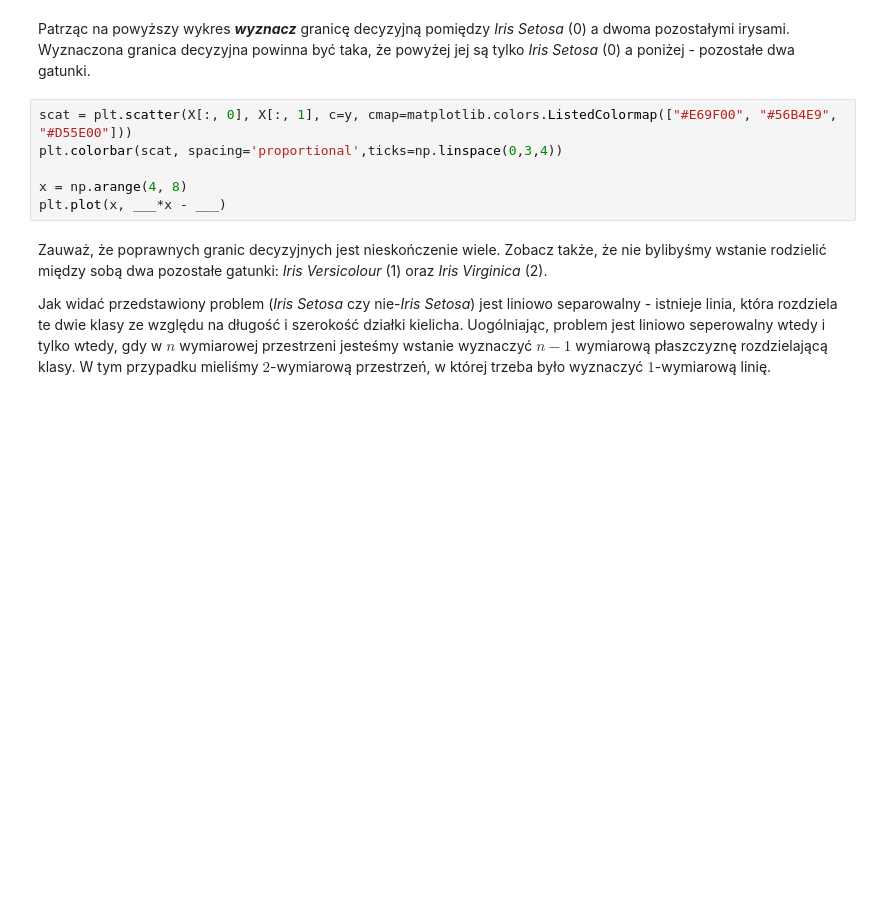
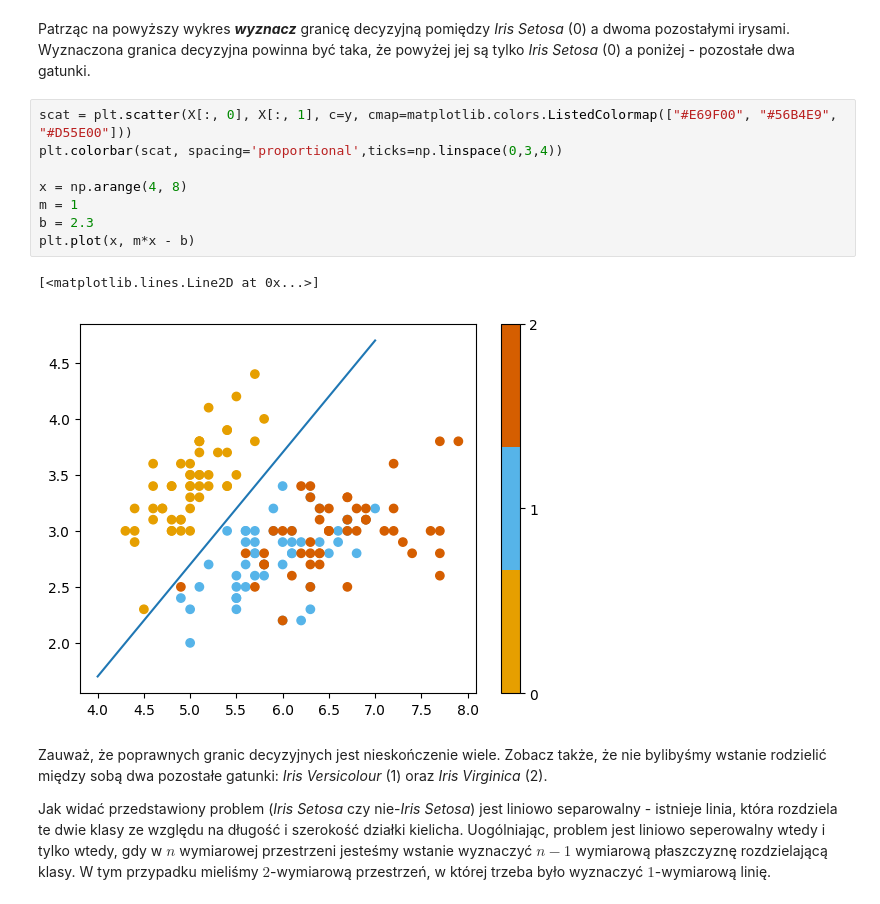
Before and after one commit to piotrdurniat/deep-neural-networks-lab, a Jupyter notebook: lab02.ipynb, the cells around one changed output. Drawn from its saved outputs; the diff is of its cells as text; blank space fills up the shorter version.

```diff
--- a/lab02.ipynb
+++ b/lab02.ipynb
@@ -45,9 +52,14 @@ Patrząc na powyższy wykres ***wyznacz*** granicę decyzyjną pomiędzy *Iris S
 # %%
 scat = plt.scatter(X[:, 0], X[:, 1], c=y, cmap=matplotlib.colors.ListedColormap(["#E69F00", "#56B4E9", "#D55E00"]))
 plt.colorbar(scat, spacing='proportional',ticks=np.linspace(0,3,4))
 
 x = np.arange(4, 8)
-plt.plot(x, ___*x - ___)
+m = 1
+b = 2.3
+plt.plot(x, m*x - b)
+# %% [output]
+[<matplotlib.lines.Line2D at 0x...>]
+[figure, added]
 # %% [markdown]
 Zauważ, że poprawnych granic decyzyjnych jest nieskończenie wiele. Zobacz także, że nie bylibyśmy wstanie rodzielić między sobą dwa pozostałe gatunki: *Iris Versicolour* (1) oraz *Iris Virginica* (2).
 
```
Also changed, not shown: parts of 25 cells of this notebook.
